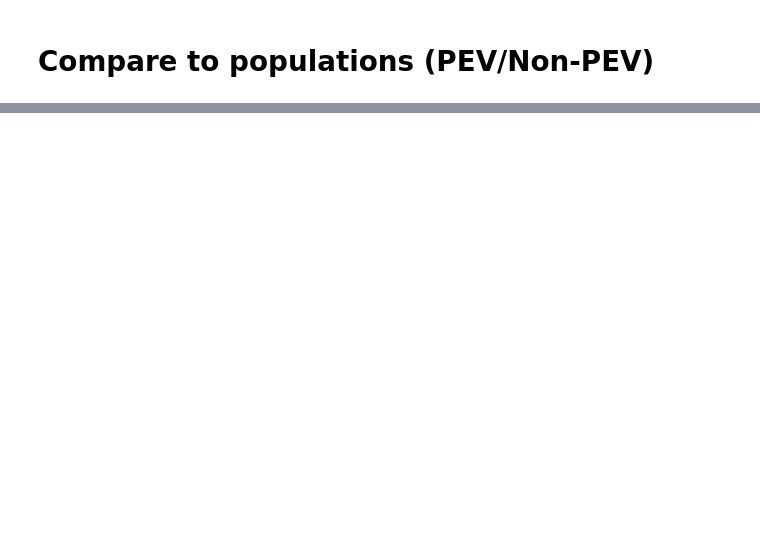
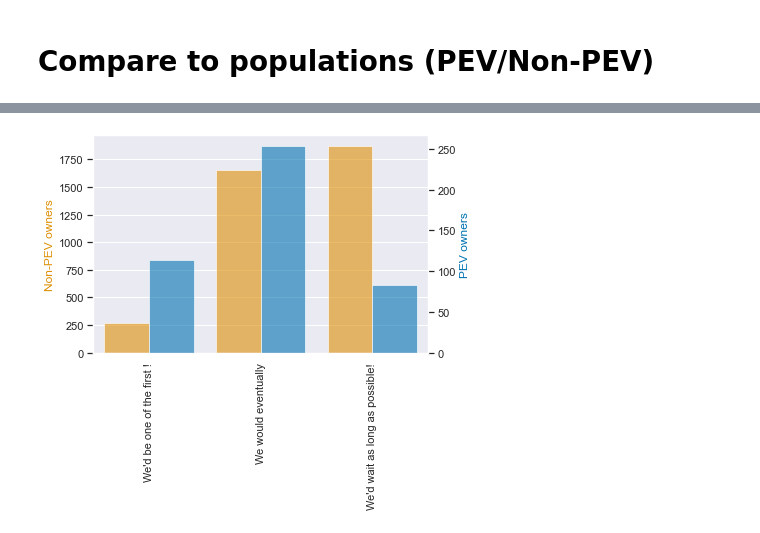
Before and after one commit to RussellShelley/Energy_Analysis, a Jupyter notebook: Visualization/DB_connected_python_vis.ipynb, the cells around one changed output, grey strips where cells are left out. Drawn from its saved outputs; the diff is of its cells as text; code cells hidden in the pictures; blank space fills up the shorter version.

```diff
--- a/Visualization/DB_connected_python_vis.ipynb
+++ b/Visualization/DB_connected_python_vis.ipynb
@@ -441,25 +594,29 @@ no_counts
 # %%
+sns.set_style("darkgrid")
 df_n=respondent_merged_df.loc[respondent_merged_df["PEV owner"]=="No"]
 df_y=respondent_merged_df.loc[respondent_merged_df["PEV owner"]=="Yes"]
 no_counts_hhveh = df_n["autonomous_hhveh"].value_counts().sort_index()
 yes_counts_hhveh =df_y["autonomous_hhveh"].value_counts().sort_index()
 
 fig = plt.figure() # Create matplotlib figure
 ax = fig.add_subplot(111) # Create axes
 ax2 = ax.twinx() # Create another axes that shares the same x-axis as ax.
 
 width = 0.4
-no_counts_hhveh.plot(kind='bar', color="#de8f05",alpha=0.6, ax=ax, width=width,position=1)
-yes_counts_hhveh.plot(kind='bar', color="#0173b2",alpha=0.6, ax=ax2, width=width, position=0)
+no_counts_hhveh.plot(kind='bar', color="#de8f05",alpha=.6, ax=ax, width=width,position=1)
+yes_counts_hhveh.plot(kind='bar', color="#0173b2",alpha=.6, ax=ax2, width=width, position=0)
 ax.grid()
 ax2.grid()
 ax.set_ylabel('Non-PEV owners',color="#de8f05")
 ax2.set_ylabel('PEV owners',color="#0173b2")
 ax.set_xlabel("")
 ax.set_xticklabels(["We'd be one of the first !", "We would eventually", "We'd wait as long as possible!"],rotation=90)
 plt.xlim([-.5,2.5])
 #plt.grid(axis = 'y')
-
-sns.set_style("whitegrid")
+ax.grid(axis = 'y',zorder=0)
+#ax.grid(axis = 'y',zorder=0)
+#sns.set_style("whitegrid")
 
 plt.show()
+# %% [output]
+[figure, added]
```
Also changed, not shown: parts of 29 cells of this notebook.
